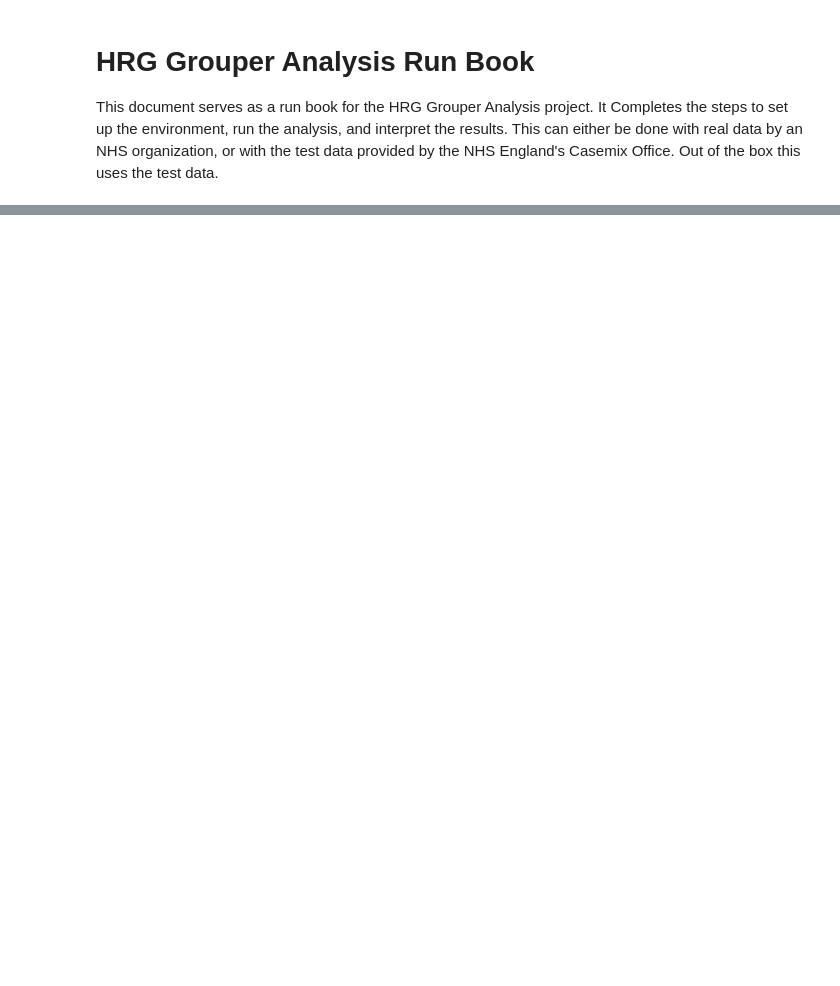
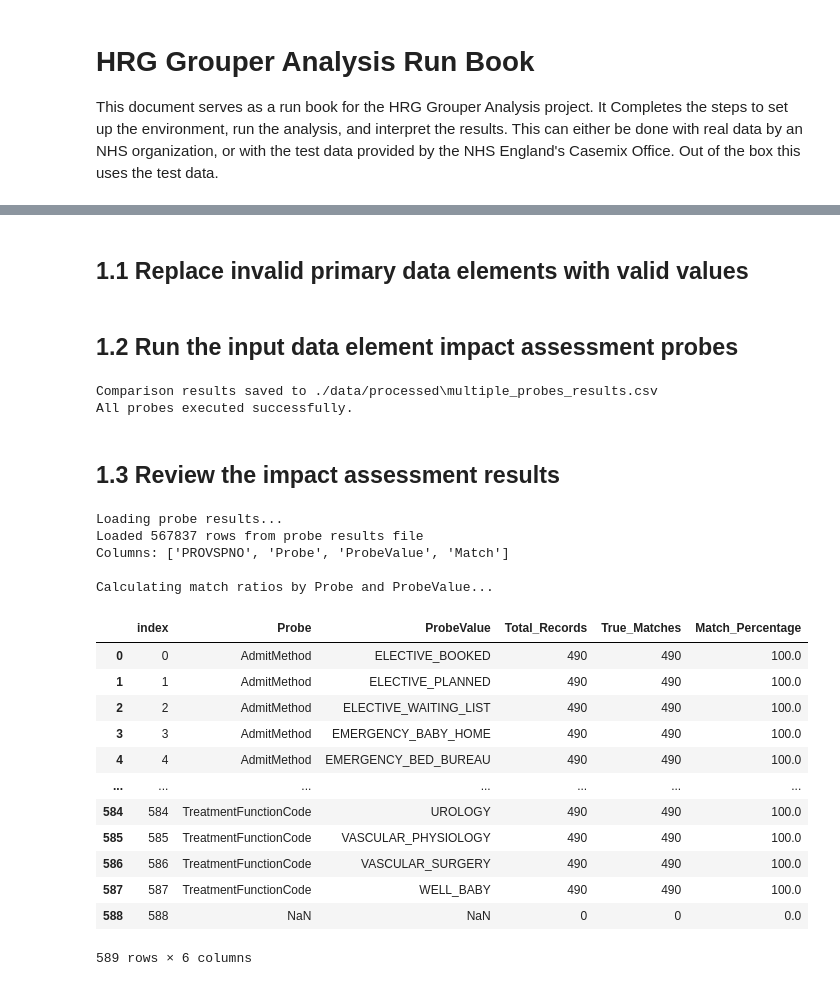
Before and after one commit to ansalls/HRG-Grouper-Analysis, a Jupyter notebook: Test Data Run Book.ipynb, the cells around one changed output, grey strips where cells are left out. Saved outputs shown, nothing was run; the diff lists cells and outputs as text; code cells hidden in the pictures; blank space fills up the shorter version.

Commit message:
Inprove code_drop performance, expand usability updates of test data run book

```diff
--- a/Test Data Run Book.ipynb
+++ b/Test Data Run Book.ipynb
@@ -300,0 +280,2 @@ CalledProcessError: Command '['python', 'scripts/reverse_engineering.py', '--inp
+# %% [markdown]
+## 1.1 Replace invalid primary data elements with valid values
@@ -300,0 +303,64 @@ CalledProcessError: Command '['python', 'scripts/reverse_engineering.py', '--inp
+# %% [markdown]
+## 1.2 Run the input data element impact assessment probes
+# %%
+from run_multiple_probes import run_all_probes
+# Run all probes together
+try:
+    run_all_probes()
+    print("All probes executed successfully.")
+except Exception as e:
+    print(f"Error running probes: {e}")
+# %% [output]
+Comparison results saved to ./data/processed\multiple_probes_results.csv
+All probes executed successfully.
+# %% [markdown]
+## 1.3 Review the impact assessment results
+# %%
+import pandas as pd
+
+probe_results_file = 'data/processed/multiple_probes_results.csv'
+
+# Load the probe results
+print("Loading probe results...")
+df = pd.read_csv(probe_results_file, low_memory=False)
+
+df = df[['PROVSPNO', 'Probe', 'ProbeValue', 'Match']]
+
+print(f"Loaded {len(df)} rows from probe results file")
+print(f"Columns: {list(df.columns)}")
+
+print("\nCalculating match ratios by Probe and ProbeValue...")
+
+# Group by Probe and ProbeValue and calculate match ratios
+match_summary = (
+    df.groupby(['Probe', 'ProbeValue'], as_index=False, dropna=False)
+      .agg(
+          Total_Records=('Match', 'count'),
+          True_Matches=('Match', 'sum'),
+          Match_Percentage=('Match', lambda x: (x.sum() / len(x)) * 100)
+      )
+      .round(2)
+)
+
+match_summary.columns = ['Probe', 'ProbeValue','Total_Records', 'True_Matches', 'Match_Percentage']
+match_summary = match_summary.reset_index()
+display(match_summary)
+# %% [output]
+Loading probe results...
+Loaded 567837 rows from probe results file
+Columns: ['PROVSPNO', 'Probe', 'ProbeValue', 'Match']
+
+Calculating match ratios by Probe and ProbeValue...
+|  | index | Probe | ProbeValue | Total_Records | True_Matches | Match_Percentage |
+| 0 | 0 | AdmitMethod | ELECTIVE_BOOKED | 490 | 490 | 100.0 |
+| 1 | 1 | AdmitMethod | ELECTIVE_PLANNED | 490 | 490 | 100.0 |
+| 2 | 2 | AdmitMethod | ELECTIVE_WAITING_LIST | 490 | 490 | 100.0 |
+| 3 | 3 | AdmitMethod | EMERGENCY_BABY_HOME | 490 | 490 | 100.0 |
+| 4 | 4 | AdmitMethod | EMERGENCY_BED_BUREAU | 490 | 490 | 100.0 |
+| ... | ... | ... | ... | ... | ... | ... |
+| 584 | 584 | TreatmentFunctionCode | UROLOGY | 490 | 490 | 100.0 |
+| 585 | 585 | TreatmentFunctionCode | VASCULAR_PHYSIOLOGY | 490 | 490 | 100.0 |
+| 586 | 586 | TreatmentFunctionCode | VASCULAR_SURGERY | 490 | 490 | 100.0 |
+| 587 | 587 | TreatmentFunctionCode | WELL_BABY | 490 | 490 | 100.0 |
+| 588 | 588 | NaN | NaN | 0 | 0 | 0.0 |
+589 rows × 6 columns
```
Also changed, not shown: parts of 19 cells of this notebook, 2 other files.
